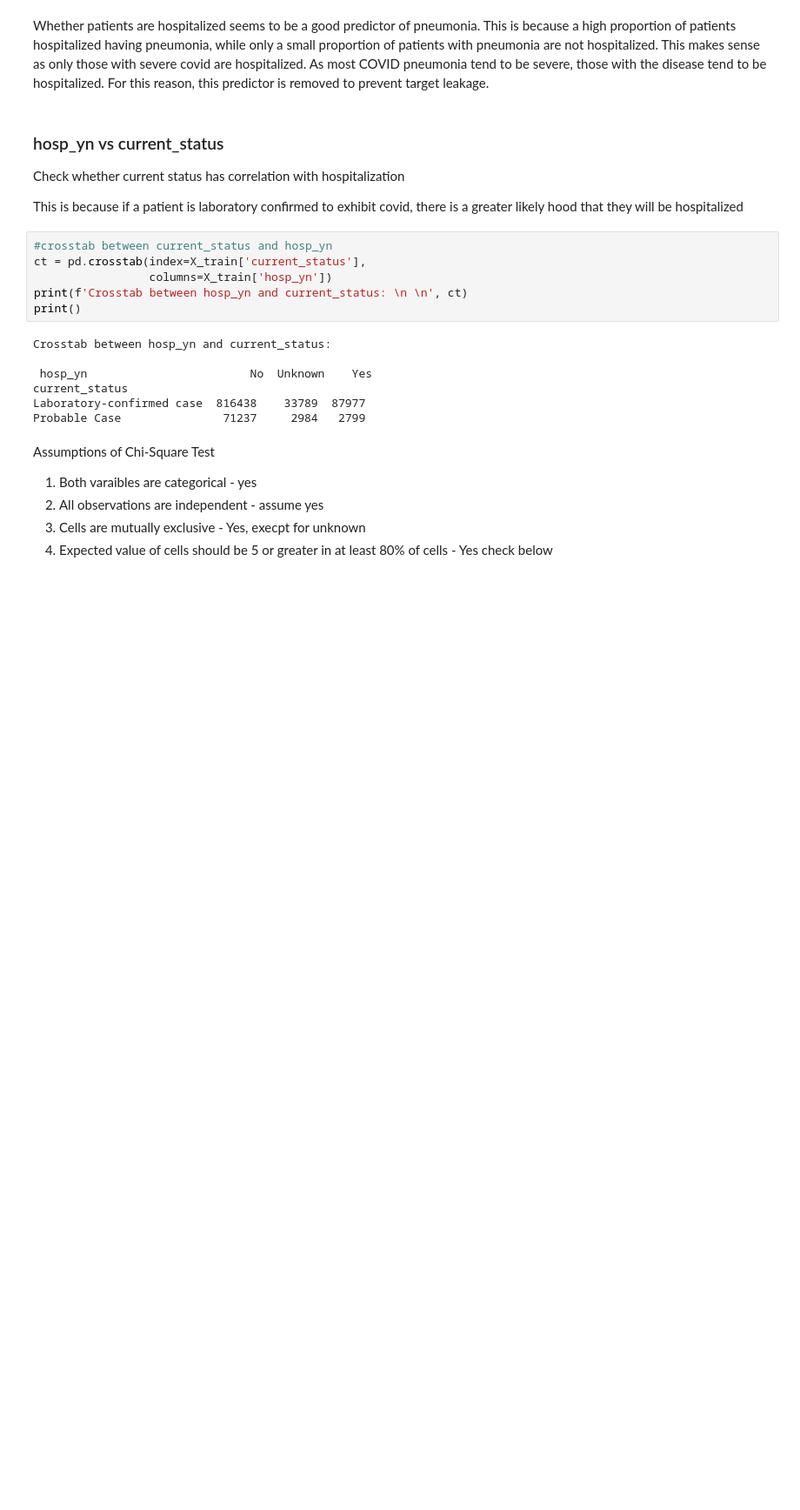
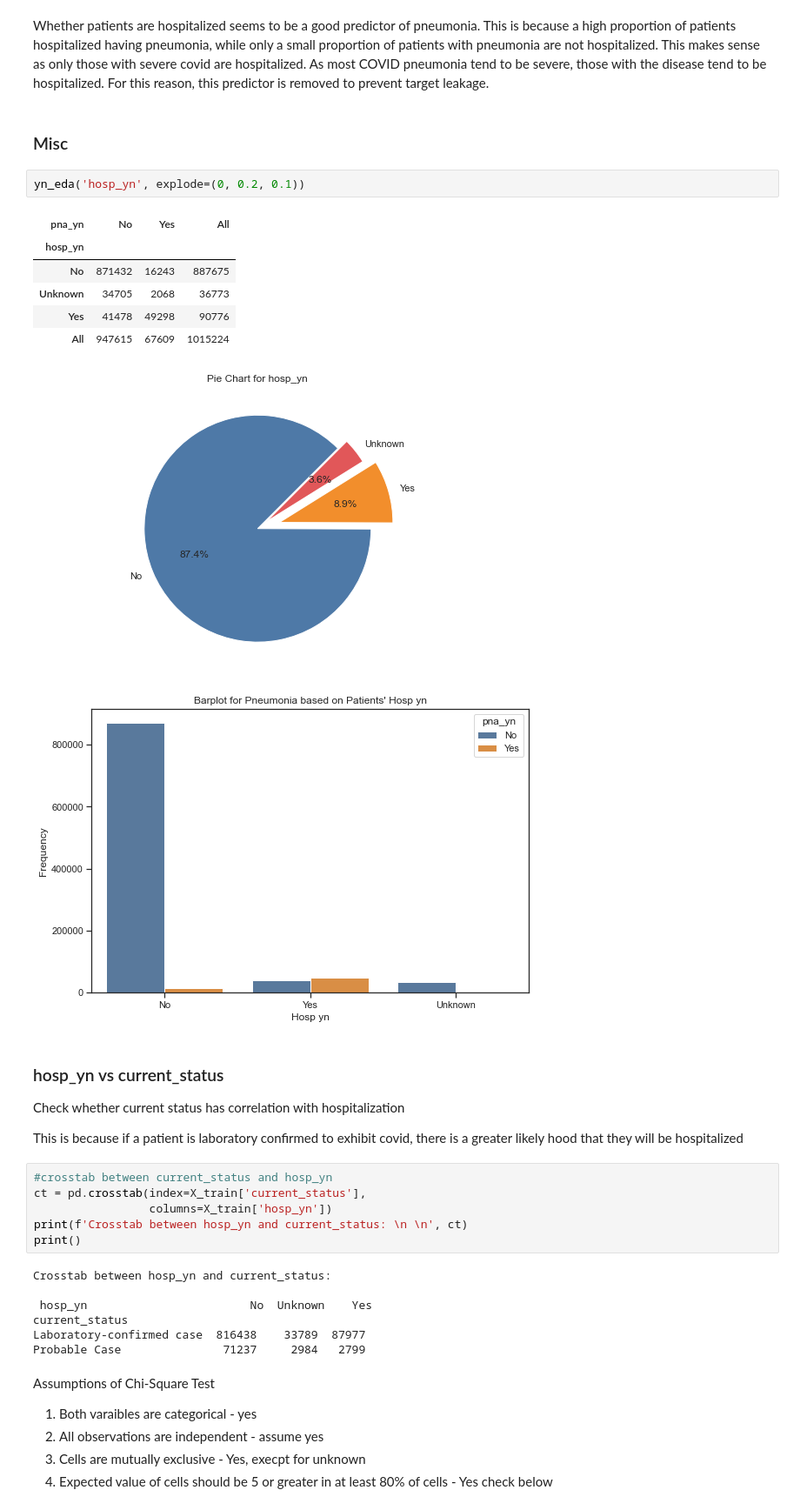
Before and after one commit to csastra/COVID-PNEUMONIA, a Jupyter notebook: 490465932_QBUS4934_EDA.ipynb, the cells around one changed output. Shown at 87% size. Drawn from its saved outputs; the diff is of its cells as text; blank space fills up the shorter version.

```diff
--- a/490465932_QBUS4934_EDA.ipynb
+++ b/490465932_QBUS4934_EDA.ipynb
@@ -595,5 +569,18 @@ bivariate_countplot('hosp_yn')
 # %% [markdown]
 Whether patients are hospitalized seems to be a good predictor of pneumonia. This is because a high proportion of patients hospitalized having pneumonia, while only a small proportion of patients with pneumonia are not hospitalized. This makes sense as only those with severe covid are hospitalized. As most COVID pneumonia tend to be severe, those with the disease tend to be hospitalized. For this reason, this predictor is removed to prevent target leakage.
+# %% [markdown]
+### Misc
+# %%
+yn_eda('hosp_yn', explode=(0, 0.2, 0.1))
+# %% [output]
+| pna_yn | No | Yes | All |
+| hosp_yn |  |  |  |
+| No | 871432 | 16243 | 887675 |
+| Unknown | 34705 | 2068 | 36773 |
+| Yes | 41478 | 49298 | 90776 |
+| All | 947615 | 67609 | 1015224 |
+[figure, added]
+[figure, added]
 # %% [markdown]
 ### hosp_yn vs current_status
 Check whether current status has correlation with hospitalization
```
Also changed, not shown: parts of 112 cells of this notebook.
